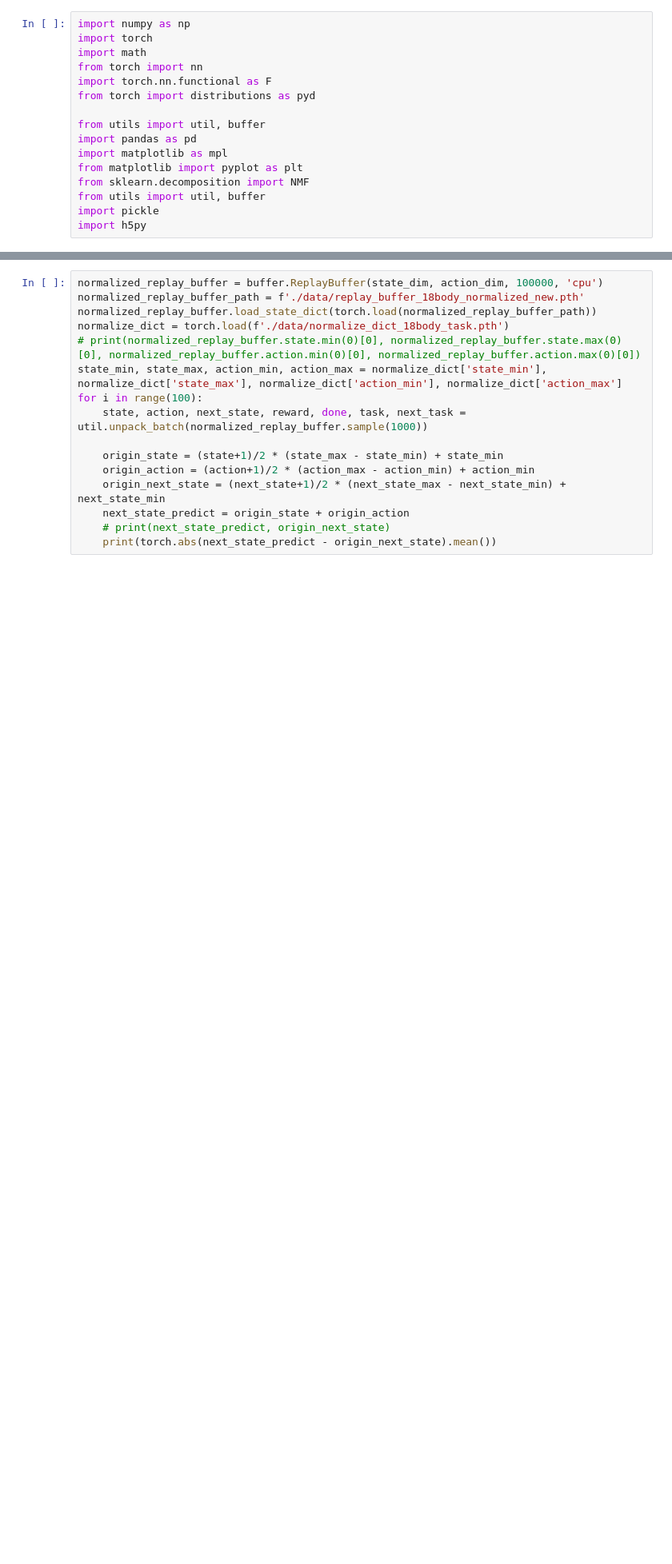
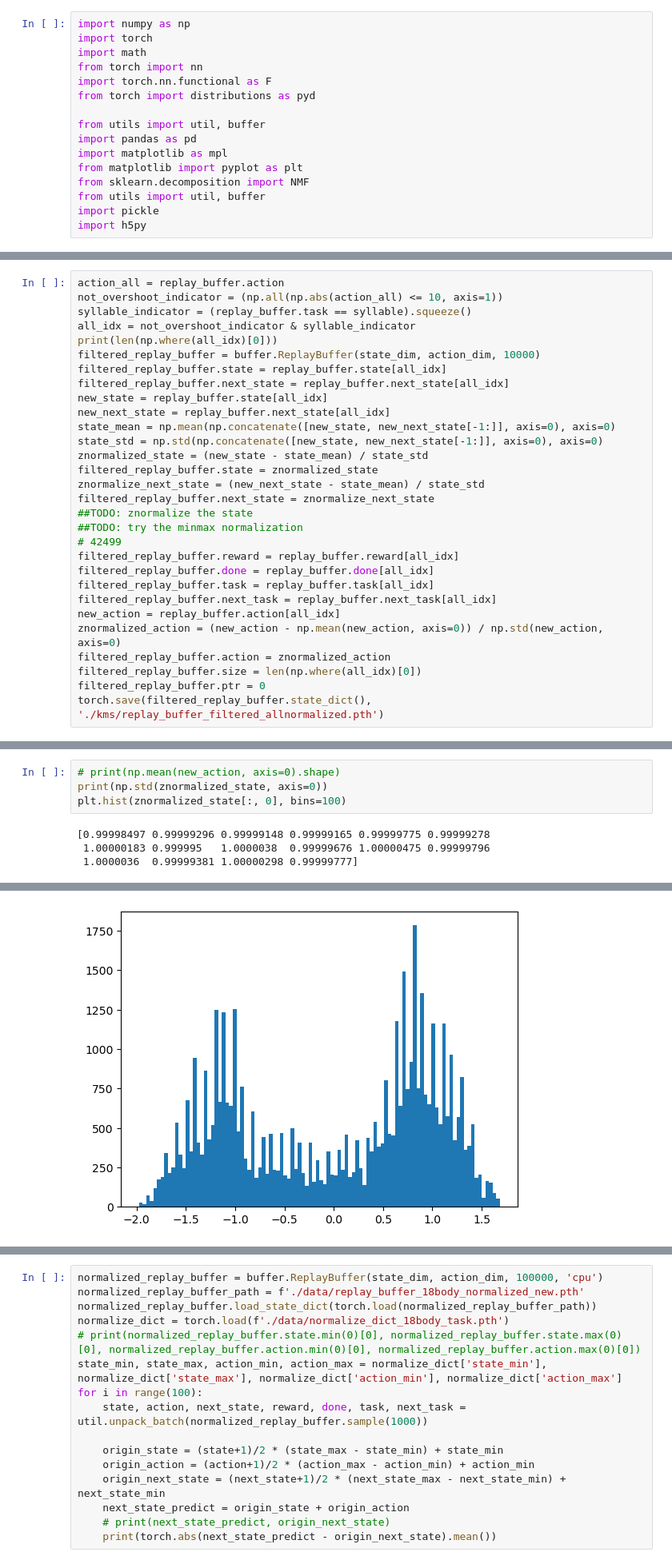
Before and after one commit to G1NO3/Rat7m-SPEDER, a Jupyter notebook: simulation.ipynb, the cells around one changed output, grey strips where cells are left out. Shown at 80% size. Saved outputs shown, nothing was run; the diff lists cells and outputs as text; blank space fills up the shorter version.

```diff
--- a/simulation.ipynb
+++ b/simulation.ipynb
@@ -16,0 +79,30 @@ import h5py
+# %%
+action_all = replay_buffer.action
+not_overshoot_indicator = (np.all(np.abs(action_all) <= 10, axis=1))
+syllable_indicator = (replay_buffer.task == syllable).squeeze()
+all_idx = not_overshoot_indicator & syllable_indicator
+print(len(np.where(all_idx)[0]))
+filtered_replay_buffer = buffer.ReplayBuffer(state_dim, action_dim, 10000)
+filtered_replay_buffer.state = replay_buffer.state[all_idx]
+filtered_replay_buffer.next_state = replay_buffer.next_state[all_idx]
+new_state = replay_buffer.state[all_idx]
+new_next_state = replay_buffer.next_state[all_idx]
+state_mean = np.mean(np.concatenate([new_state, new_next_state[-1:]], axis=0), axis=0)
+state_std = np.std(np.concatenate([new_state, new_next_state[-1:]], axis=0), axis=0)
+znormalized_state = (new_state - state_mean) / state_std
+filtered_replay_buffer.state = znormalized_state
+znormalize_next_state = (new_next_state - state_mean) / state_std
+filtered_replay_buffer.next_state = znormalize_next_state
+##TODO: znormalize the state
+##TODO: try the minmax normalization
+# 42499
+filtered_replay_buffer.reward = replay_buffer.reward[all_idx]
+filtered_replay_buffer.done = replay_buffer.done[all_idx]
+filtered_replay_buffer.task = replay_buffer.task[all_idx]
+filtered_replay_buffer.next_task = replay_buffer.next_task[all_idx]
+new_action = replay_buffer.action[all_idx]
+znormalized_action = (new_action - np.mean(new_action, axis=0)) / np.std(new_action, axis=0)
+filtered_replay_buffer.action = znormalized_action
+filtered_replay_buffer.size = len(np.where(all_idx)[0])
+filtered_replay_buffer.ptr = 0
+torch.save(filtered_replay_buffer.state_dict(), './kms/replay_buffer_filtered_allnormalized.pth')
@@ -16,0 +115,8 @@ import h5py
+# %%
+# print(np.mean(new_action, axis=0).shape)
+print(np.std(znormalized_state, axis=0))
+plt.hist(znormalized_state[:, 0], bins=100)
+# %% [output]
+[0.99998497 0.99999296 0.99999148 0.99999165 0.99999775 0.99999278
+ 1.00000183 0.999995   1.0000038  0.99999676 1.00000475 0.99999796
+ 1.0000036  0.99999381 1.00000298 0.99999777]
@@ -16,0 +140 @@ import h5py
+[figure, added]
```
Also changed, not shown: parts of 19 cells of this notebook, 7 other files.
